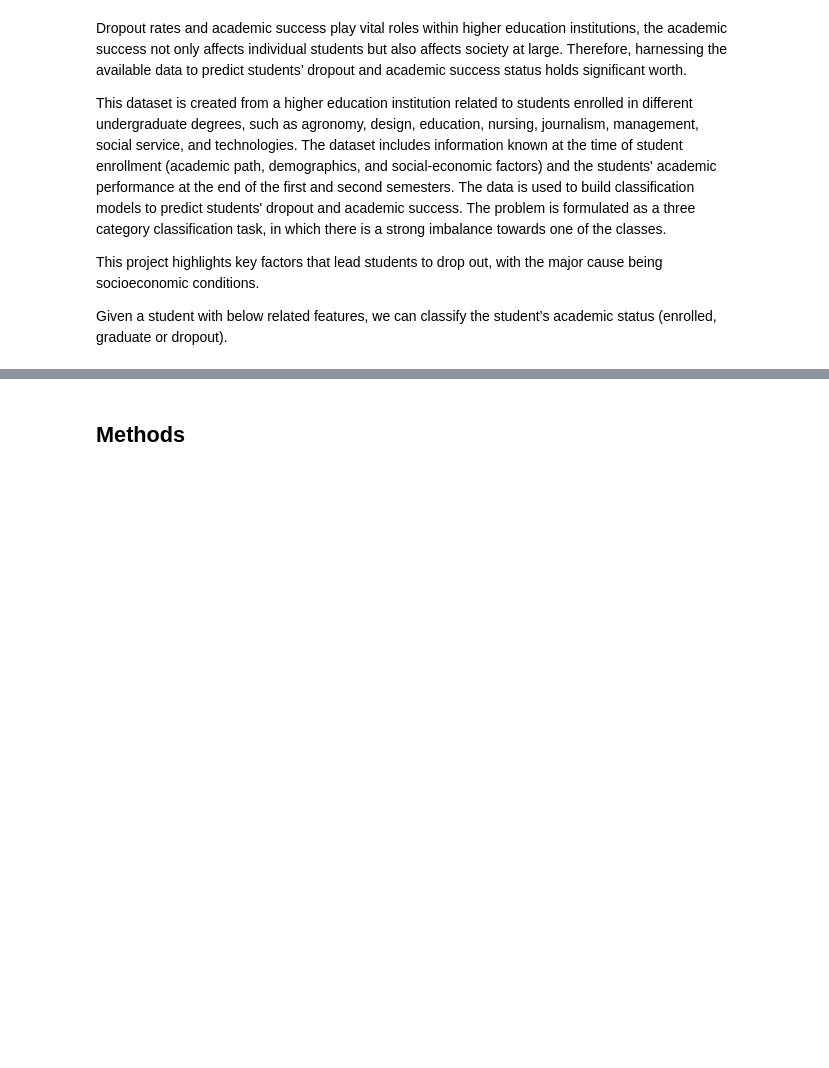
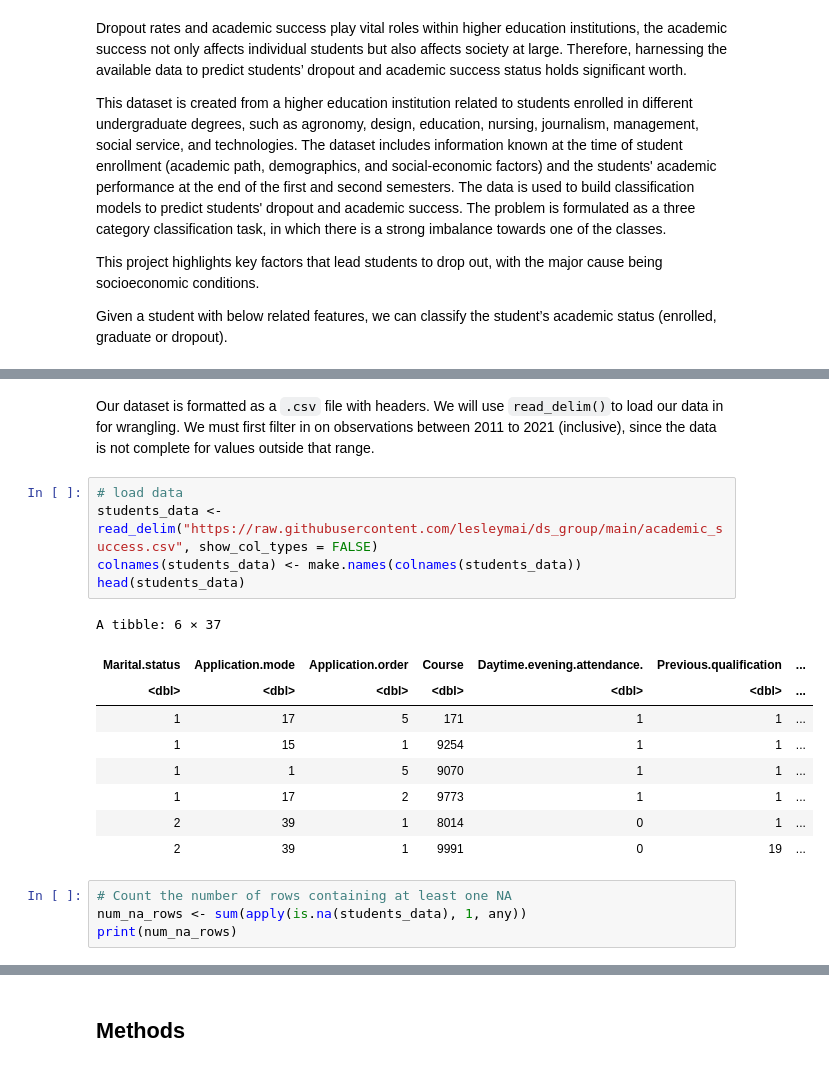
Before and after one commit to lesleymai/ds_group, a Jupyter notebook: Group_Proposal.ipynb, the cells around one changed output, grey strips where cells are left out. Drawn from its saved outputs; the diff is of its cells as text; blank space fills up the shorter version.

```diff
--- a/Group_Proposal.ipynb
+++ b/Group_Proposal.ipynb
@@ -16,0 +42,21 @@ Given a student with below related features, we can classify the student’s aca
+# %% [markdown]
+Our dataset is formatted as a `.csv` file with headers. We will use `read_delim()`to load our data in for wrangling. We must first filter in on observations between 2011 to 2021 (inclusive), since the data is not complete for values outside that range.
+# %%
+# load data
+students_data <- read_delim("https://raw.githubusercontent.com/lesleymai/ds_group/main/academic_success.csv", show_col_types = FALSE)
+colnames(students_data) <- make.names(colnames(students_data))
+head(students_data)
+# %% [output]
+A tibble: 6 × 37
+| Marital.status | Application.mode | Application.order | Course | Daytime.evening.attendance. | Previous.qualification | ... |
+| <dbl> | <dbl> | <dbl> | <dbl> | <dbl> | <dbl> | ... |
+| 1 | 17 | 5 | 171 | 1 | 1 | ... |
+| 1 | 15 | 1 | 9254 | 1 | 1 | ... |
+| 1 | 1 | 5 | 9070 | 1 | 1 | ... |
+| 1 | 17 | 2 | 9773 | 1 | 1 | ... |
+| 2 | 39 | 1 | 8014 | 0 | 1 | ... |
+| 2 | 39 | 1 | 9991 | 0 | 19 | ... |
+# %%
+# Count the number of rows containing at least one NA
+num_na_rows <- sum(apply(is.na(students_data), 1, any))
+print(num_na_rows)
```
Also changed, not shown: parts of 11 cells of this notebook.
